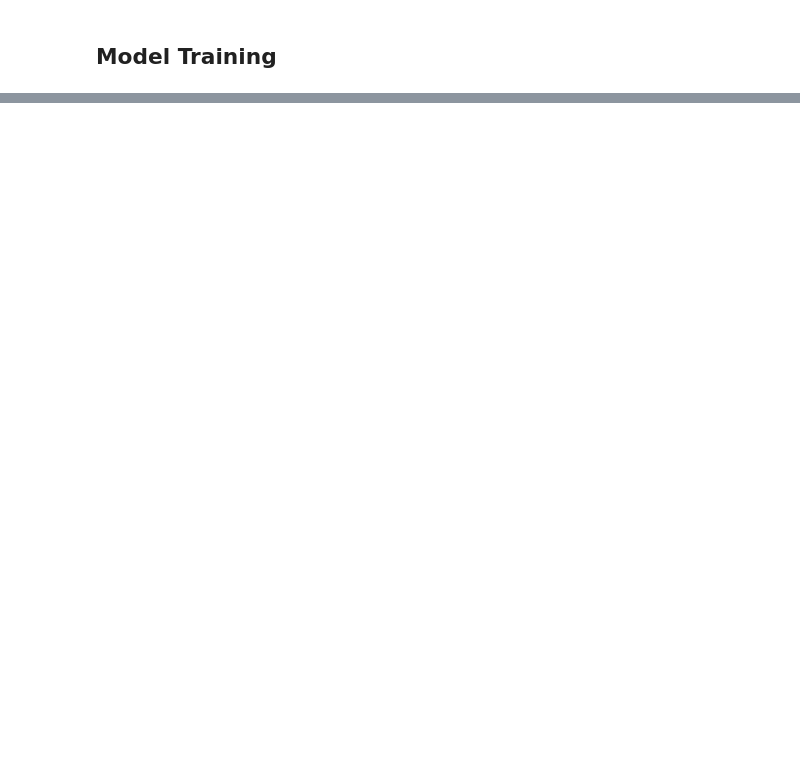
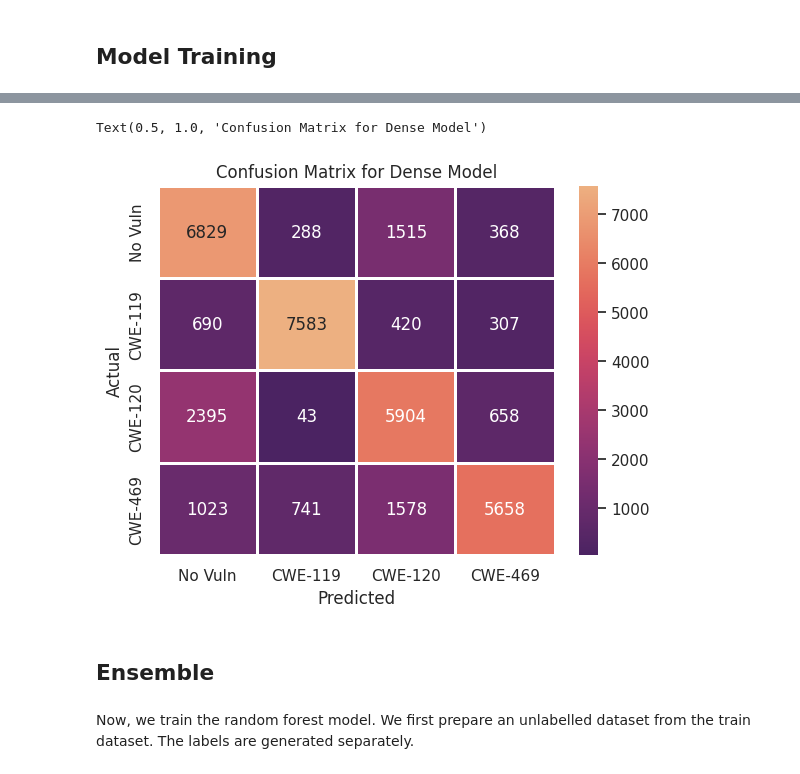
Before and after one commit to kde1704/CS5131, a Jupyter notebook: model.ipynb, the cells around one changed output, grey strips where cells are left out. Saved outputs shown, nothing was run; the diff lists cells and outputs as text; code cells hidden in the pictures; blank space fills up the shorter version.

Commit message:
Model improvements + visualizations

```diff
--- a/model.ipynb
+++ b/model.ipynb
@@ -165,11 +169,0 @@ tf.Tensor(
-# %%
-from sklearn.utils import class_weight
-class_weight = class_weight.compute_class_weight(
-    class_weight='balanced',
-    classes=np.sort(np.unique(train_labels)),
-    y=train_labels)
-
-train_class_weights = {}
-for i, v in enumerate(class_weight):
-    train_class_weights[i] = v
-train_class_weights
@@ -199,0 +250,13 @@ model.compile(optimizer='adam',
+# %%
+# Fit the model for 15 more epochs
+model = best_model
+
+epochs=15
+history = model.fit(
+    train_ds,
+    validation_data=test_ds,
+    epochs=epochs,
+    steps_per_epoch = ds_sizes[1]//batch_size,
+    validation_steps = ds_sizes[0]//batch_size,
+    callbacks=[keras.callbacks.EarlyStopping(monitor='loss', patience=3)]
+)
@@ -199,0 +288,27 @@ model.compile(optimizer='adam',
+# %%
+a = np.zeros((4, 4))
+
+for i, p in enumerate(tqdm(predictions)):
+    score = tf.nn.softmax(p)
+    a[i % 4,int(np.argmax(score))] += 1
+# %%
+sns.set_theme()
+sns.heatmap(a,
+            linewidths=1,
+            annot=True,
+            fmt='g',
+            xticklabels=['No Vuln', 'CWE-119', 'CWE-120', 'CWE-469'],
+            yticklabels=['No Vuln', 'CWE-119', 'CWE-120', 'CWE-469'],
+            cmap='flare_r'
+)
+
+plt.xlabel('Predicted')
+plt.ylabel('Actual')
+plt.title('Confusion Matrix for Dense Model')
+# %% [output]
+Text(0.5, 1.0, 'Confusion Matrix for Dense Model')
+[figure, added]
+# %% [markdown]
+## **Ensemble**
+# %% [markdown]
+Now, we train the random forest model. We first prepare an unlabelled dataset from the train dataset. The labels are generated separately.
```
Also changed, not shown: parts of 56 cells of this notebook, 2 other files.
